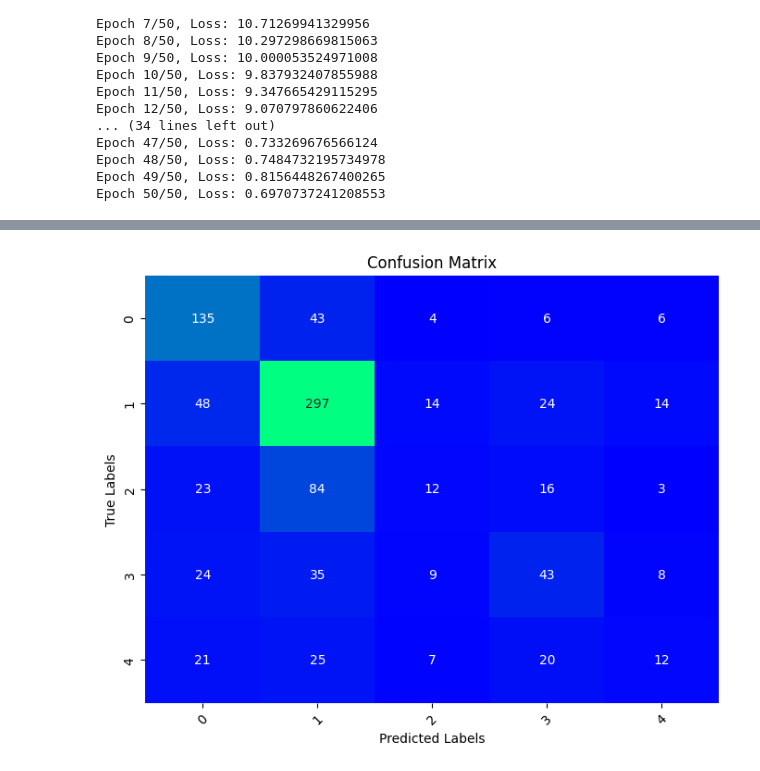
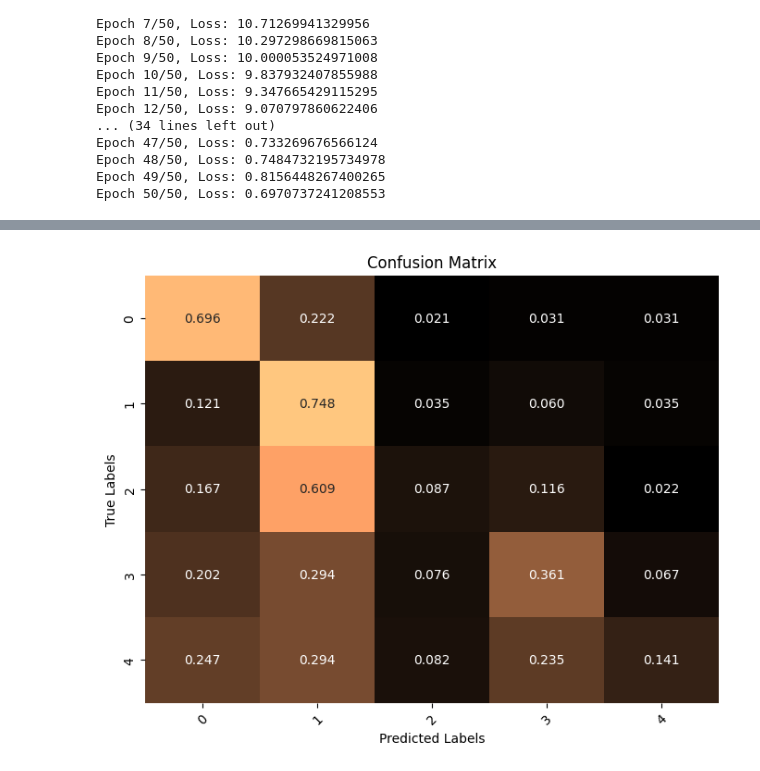
Before and after one commit to vrosenberg/HTCV-Sem, a Jupyter notebook: src/baseline.ipynb, the cells around one changed output, grey strips where cells are left out. Saved outputs shown, nothing was run; the diff lists cells and outputs as text; code cells hidden in the pictures.

Commit message:
update confusion matrix

```diff
--- a/src/baseline.ipynb
+++ b/src/baseline.ipynb
@@ -308,7 +308,7 @@ with torch.no_grad():
         predicted_labels.extend(predicted.cpu().numpy())
 
 # Compute the confusion matrix
-confusion_mat = confusion_matrix(true_labels, predicted_labels)
+confusion_mat = confusion_matrix(true_labels, predicted_labels, normalize="true")
 
 print("Confusion Matrix:")
 print(confusion_mat)
@@ -326,20 +325,20 @@ Confusion Matrix:
 # %%
 # Create a figure and axis
 fig, ax = plt.subplots(figsize=(8, 6))
 
 # Plot the confusion matrix
-sns.heatmap(confusion_mat, annot=True, fmt="d", cmap="copper", cbar=False,
+sns.heatmap(confusion_mat, annot=True, fmt=".3f", cmap="copper", cbar=False,
             xticklabels=class_labels, yticklabels=class_labels, ax=ax)
 
 # Set labels and title
 ax.set_xlabel("Predicted Labels")
 ax.set_ylabel("True Labels")
 ax.set_title("Confusion Matrix")
 
 # Rotate x-axis labels for better readability
 plt.xticks(rotation=45)
 
 # Display the plot
 plt.show()
 # %% [output]
-[figure, old version]
+[figure, new version]
```
Also changed, not shown: parts of 1 cell of this notebook, 1 other file.
